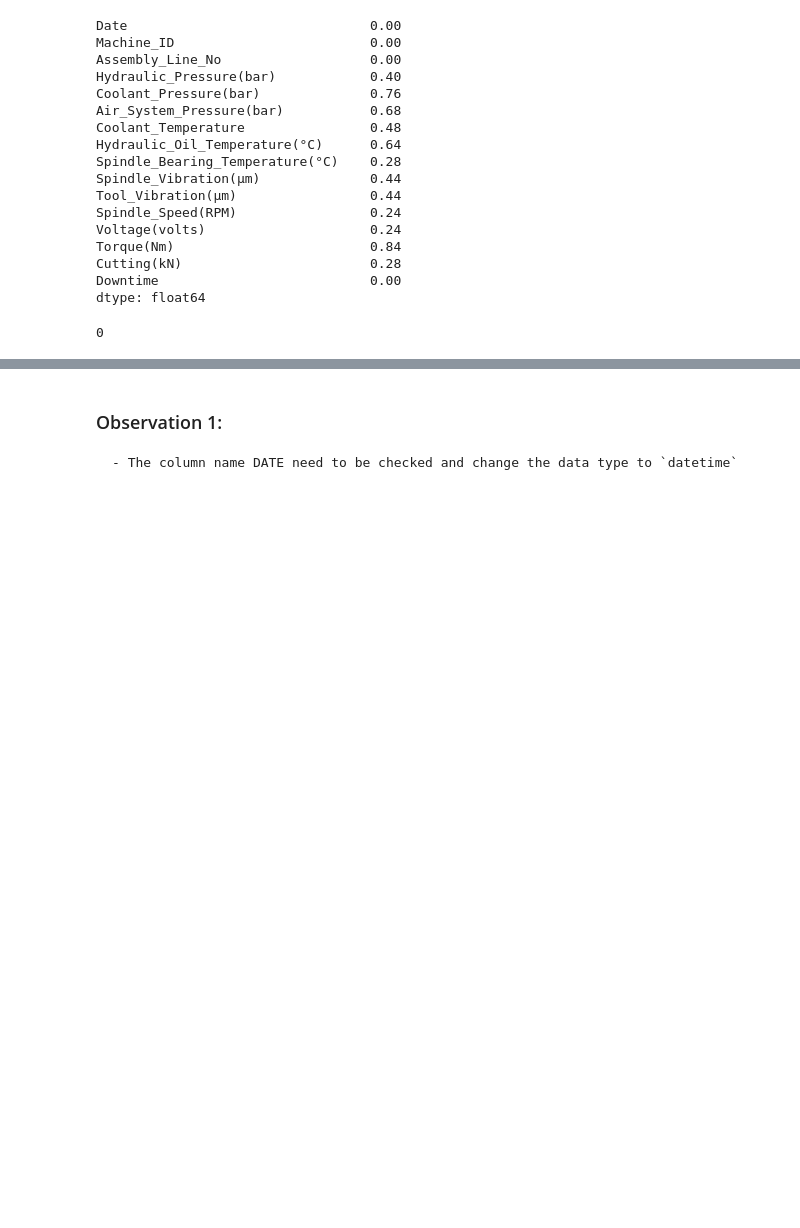
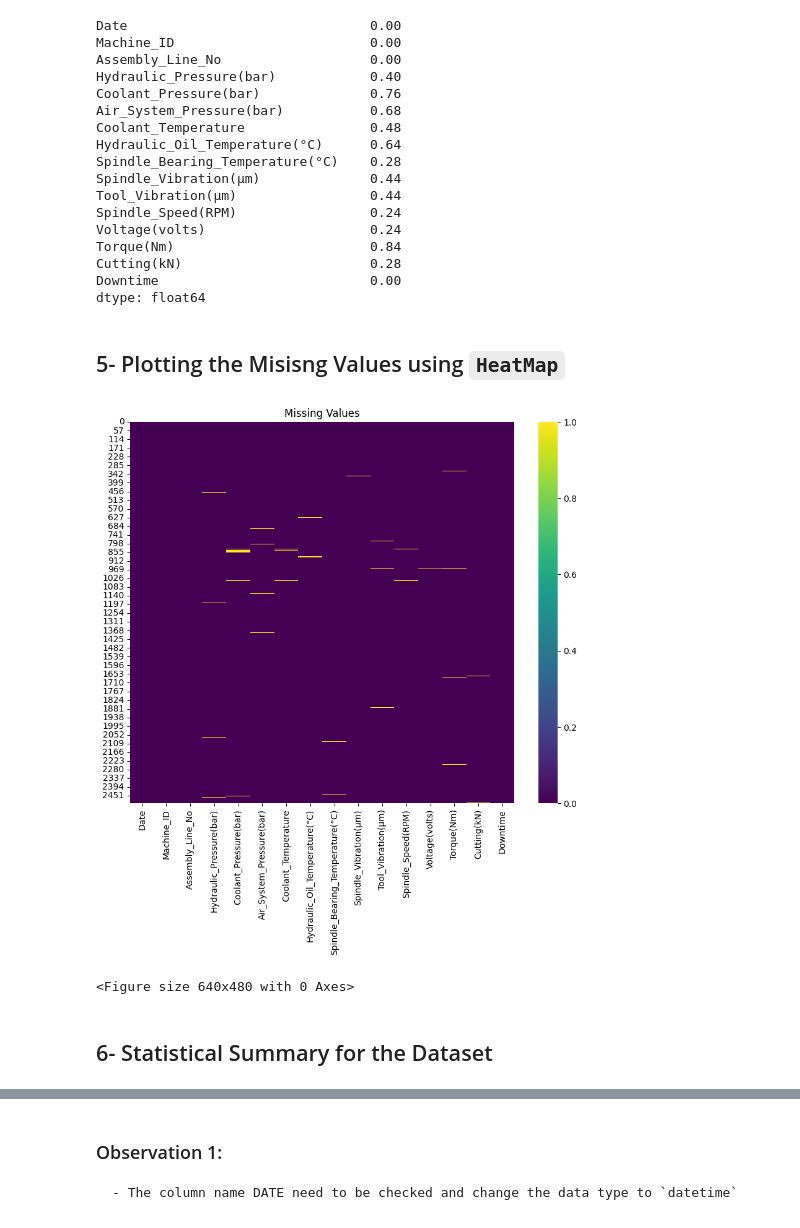
Before and after one commit to raoalitalha/git_hub_practice, a Jupyter notebook: eda.ipynb, the cells around one changed output, grey strips where cells are left out. Cells and saved outputs as stored; diff of their text form; code cells hidden in the pictures; blank space fills up the shorter version.

```diff
--- a/eda.ipynb
+++ b/eda.ipynb
@@ -125,13 +147,22 @@ Torque(Nm)                         0.84
 Cutting(kN)                        0.28
 Downtime                           0.00
 dtype: float64
-# %%
-# Checking the DUPLICATES in the dataset as a whole.
-df.duplicated().sum()
-
-# There is no duplicate rows in the dataset
-# %% [output]
-0
+# %% [markdown]
+## 5- Plotting the Misisng Values using `HeatMap`
+# %%
+import matplotlib.pyplot as plt
+import seaborn as sns
+
+plt.figure(figsize=(10, 8))
+plt.title("Missing Values")
+sns.heatmap(df.isnull(), cbar=True, cmap='viridis')
+plt.show()
+plt.savefig('Missing Values.png')
+# %% [output]
+[figure, added]
+<Figure size 640x480 with 0 Axes>
+# %% [markdown]
+## 6- Statistical Summary for the Dataset
 # %%
 df.describe()
 # %% [output]
```
Also changed, not shown: parts of 163 cells of this notebook, 11 other files.
